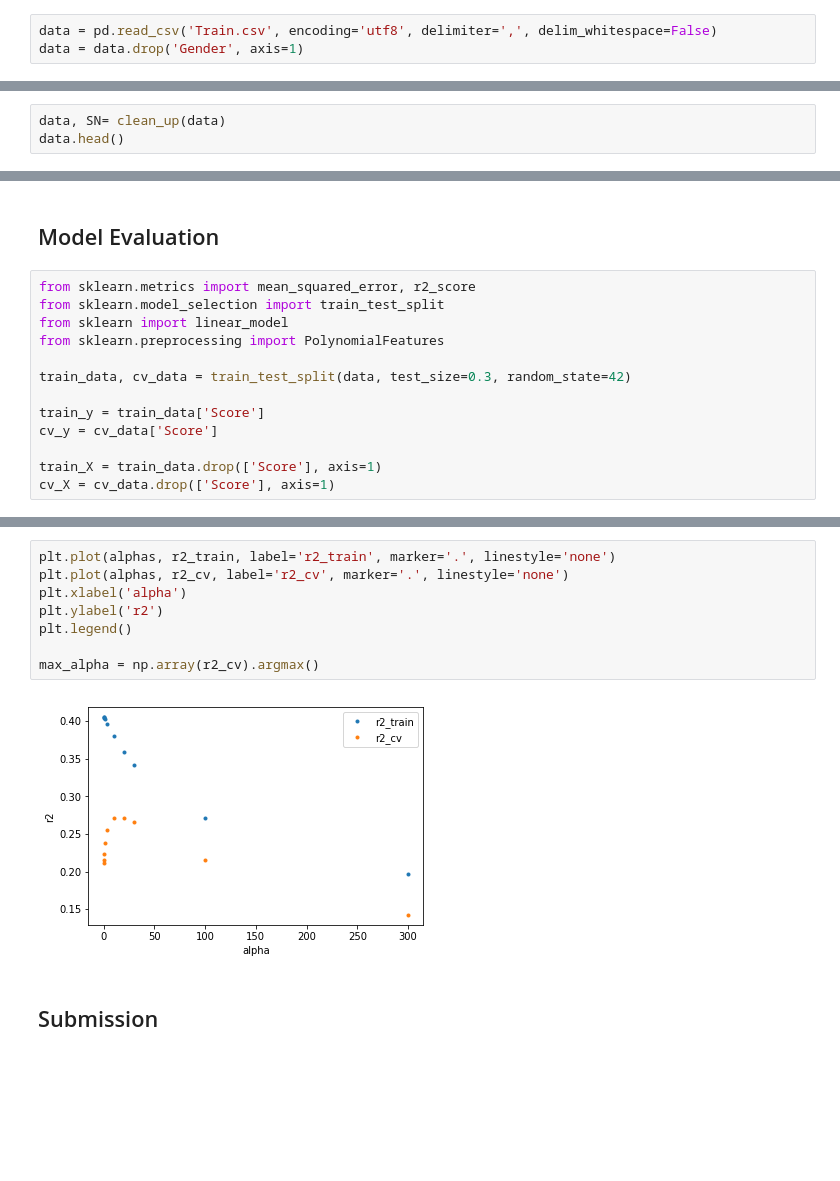
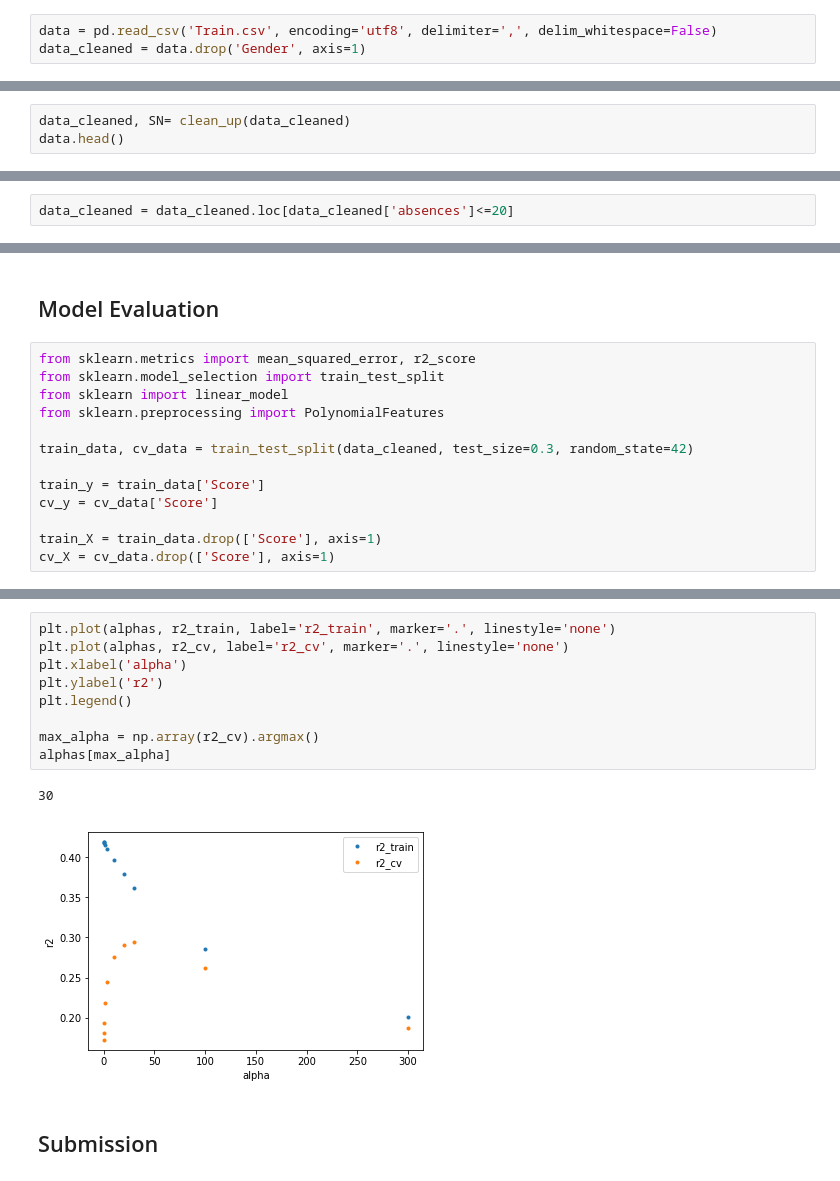
Before and after one commit to Mogbo/Student-score-prediction, a Jupyter notebook: Competition.ipynb, the cells around one changed output, grey strips where cells are left out. Saved outputs shown, nothing was run; the diff lists cells and outputs as text; blank space fills up the shorter version.

Commit message:
Better kaggle score with outliers for absences removed

```diff
--- a/Competition.ipynb
+++ b/Competition.ipynb
@@ -86,4 +106,4 @@ import seaborn as sns
 # %%
 data = pd.read_csv('Train.csv', encoding='utf8', delimiter=',', delim_whitespace=False)
-data = data.drop('Gender', axis=1)
+data_cleaned = data.drop('Gender', axis=1)
 # %%
@@ -99,6 +119,6 @@ data.head()
 # %% [markdown]
 Now we need to transform the data to numerical variables from categorical variables
 # %%
-data, SN= clean_up(data)
+data_cleaned, SN= clean_up(data_cleaned)
 data.head()
 # %% [output]
@@ -139,0 +217,2 @@ data.iloc[:10,15:]
+# %%
+data_cleaned = data_cleaned.loc[data_cleaned['absences']<=20]
@@ -145,7 +249,7 @@ from sklearn.model_selection import train_test_split
 from sklearn import linear_model
 from sklearn.preprocessing import PolynomialFeatures
 
-train_data, cv_data = train_test_split(data, test_size=0.3, random_state=42)
+train_data, cv_data = train_test_split(data_cleaned, test_size=0.3, random_state=42)
 
 train_y = train_data['Score']
 cv_y = cv_data['Score']
@@ -193,13 +297,15 @@ print(J_cv)
 # %%
 plt.plot(alphas, r2_train, label='r2_train', marker='.', linestyle='none')
 plt.plot(alphas, r2_cv, label='r2_cv', marker='.', linestyle='none')
 plt.xlabel('alpha')
 plt.ylabel('r2')
 plt.legend()
 
 max_alpha = np.array(r2_cv).argmax()
+alphas[max_alpha]
 # %% [output]
+30
-[figure, old version]
+[figure, new version]
 # %% [markdown]
 ## Submission
 # %%
```
Also changed, not shown: parts of 15 cells of this notebook.
